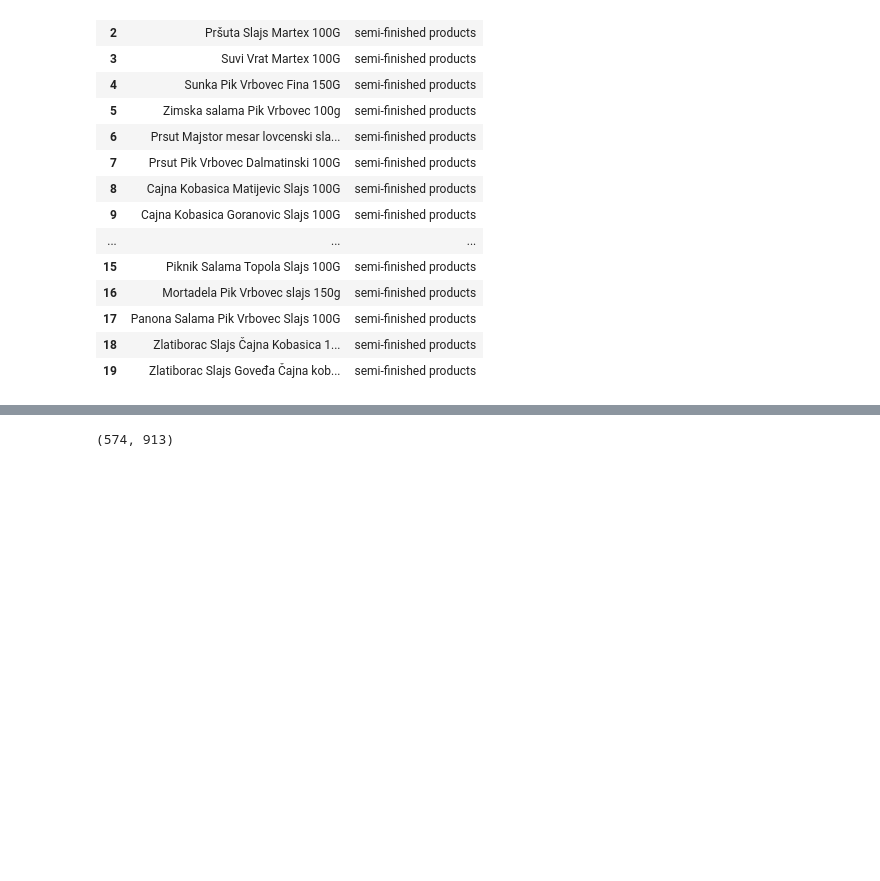
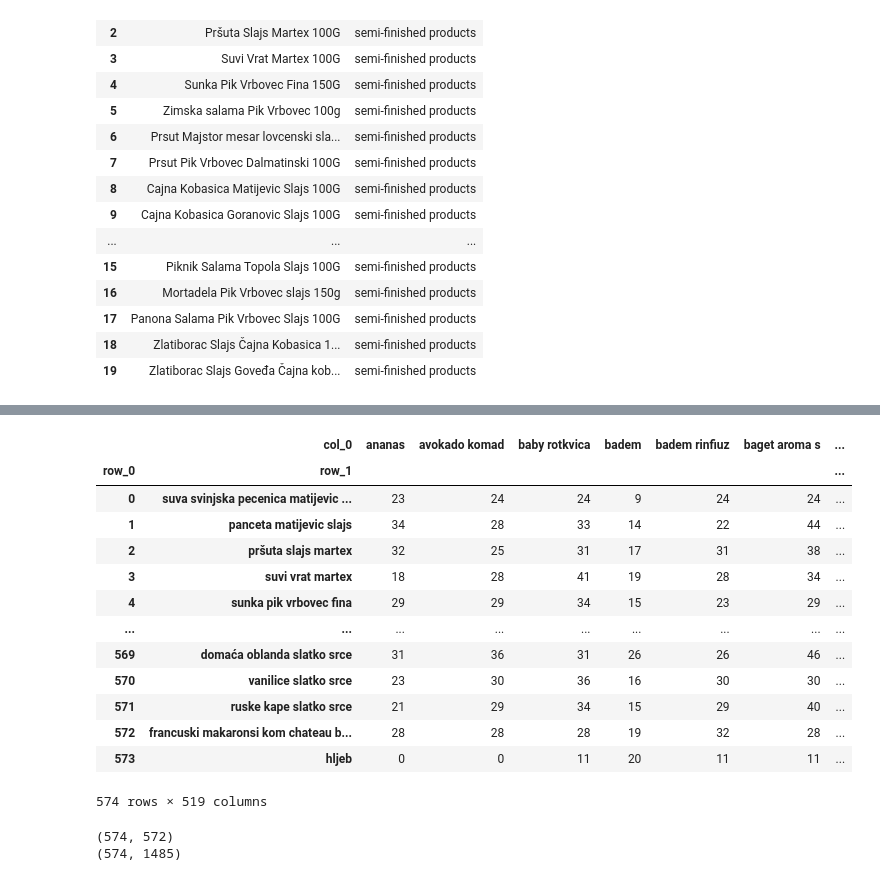
Before and after one commit to MDS-007-52/Peredelano-prices-classify, a Jupyter notebook: classifier.ipynb, the cells around one changed output, grey strips where cells are left out. Saved outputs shown, nothing was run; the diff lists cells and outputs as text; code cells hidden in the pictures; blank space fills up the shorter version.

```diff
--- a/classifier.ipynb
+++ b/classifier.ipynb
@@ -94,3 +110,13 @@ text3 = text2 #for stemming, change to: pd.Series([stemSentence(x) for x in text
 # they ALL ARE IN CHERNOGORIAN (wchich is not Serbian but somewhere close enough)
 # quick manual analysis:
 # ['bijeli', 'bijela', 'bijelo', 'crni', 'crna', 'crno', 'crveni', 'crvena', 'crveno', 'zlatni', 'zeleni', 'zelena', 'žuti', 'žuta']
+
+# list of stop words for vectorizer
+# colors in Chernogorian
+sw_cernogor = ['bijeli', 'bijela', 'bijelo',
+                       'crni', 'crna', 'crno',
+                       'crveni', 'crvena', 'crveno',
+                       'zlatni', 'zeleni', 'zelena',
+                       'žuti', 'žuta', 'white'] # yes there are two names with 'white'!!!
+# units (i hope they are quite international otherwise we need to top up this list)
+sw_units = ['kg', 'g', 'ml', 'l', 'cl', 'mm']
@@ -148,7 +299,27 @@ array(['10', '100', '100g', '100gr', '109015', '109038', '110270', '110g',
+# %%
+#Fuzzywuzzy
+text4 = pd.Series(text3)
+X_fuzz = pd.crosstab([text4.index,text4],text4).apply(lambda col: [fuzz.token_sort_ratio(col.name, x)
+                                                                   for x in col.index.get_level_values(1)])
+X_fuzz
+# %% [output]
+|  | col_0 | ananas | avokado komad | baby rotkvica | badem | badem rinfiuz | baget aroma s | ... |
+| row_0 | row_1 |  |  |  |  |  |  | ... |
+| 0 | suva svinjska pecenica matijevic ... | 23 | 24 | 24 | 9 | 24 | 24 | ... |
+| 1 | panceta matijevic slajs | 34 | 28 | 33 | 14 | 22 | 44 | ... |
+| 2 | pršuta slajs martex | 32 | 25 | 31 | 17 | 31 | 38 | ... |
+| 3 | suvi vrat martex | 18 | 28 | 41 | 19 | 28 | 34 | ... |
+| 4 | sunka pik vrbovec fina | 29 | 29 | 34 | 15 | 23 | 29 | ... |
+| ... | ... | ... | ... | ... | ... | ... | ... | ... |
+| 569 | domaća oblanda slatko srce | 31 | 36 | 31 | 26 | 26 | 46 | ... |
+| 570 | vanilice slatko srce | 23 | 30 | 36 | 16 | 30 | 30 | ... |
+| 571 | ruske kape slatko srce | 21 | 29 | 34 | 15 | 29 | 40 | ... |
+| 572 | francuski makaronsi kom chateau b... | 28 | 28 | 28 | 19 | 32 | 28 | ... |
+| 573 | hljeb | 0 | 0 | 11 | 20 | 11 | 11 | ... |
+574 rows × 519 columns
 # %%
-
-
-print(X_tot.shape) # just curious, what is the size of the result
+print(X_tot_cv.shape) # just curious, what is the size of the result
+print(X_tot_ntf.shape) # just curious, what is the size of the result
 # first try just count vectorizer without Tfidf Transformer
 # (the latter reduces weight of frequent words but in our case I have no idea, which words might
 # be lowered in weight, may be, mass/volume specified in the product name, but we might
@@ -156,6 +327,7 @@ print(X_tot.shape) # just curious, what is the size of the result
 
 Y_tot = df.category
 # %% [output]
-(574, 913)
+(574, 572)
+(574, 1485)
 # %%
 product_categ_clf_NB = MultinomialNB() # created the classifyer
```
Also changed, not shown: parts of 12 cells of this notebook.
